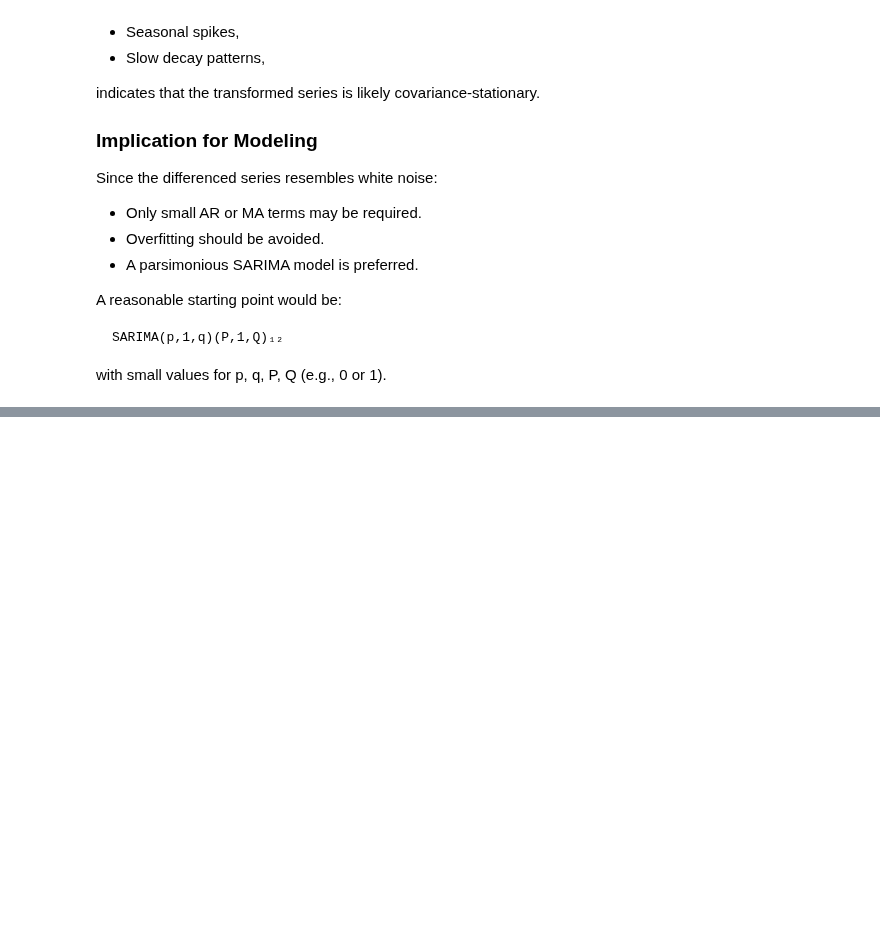
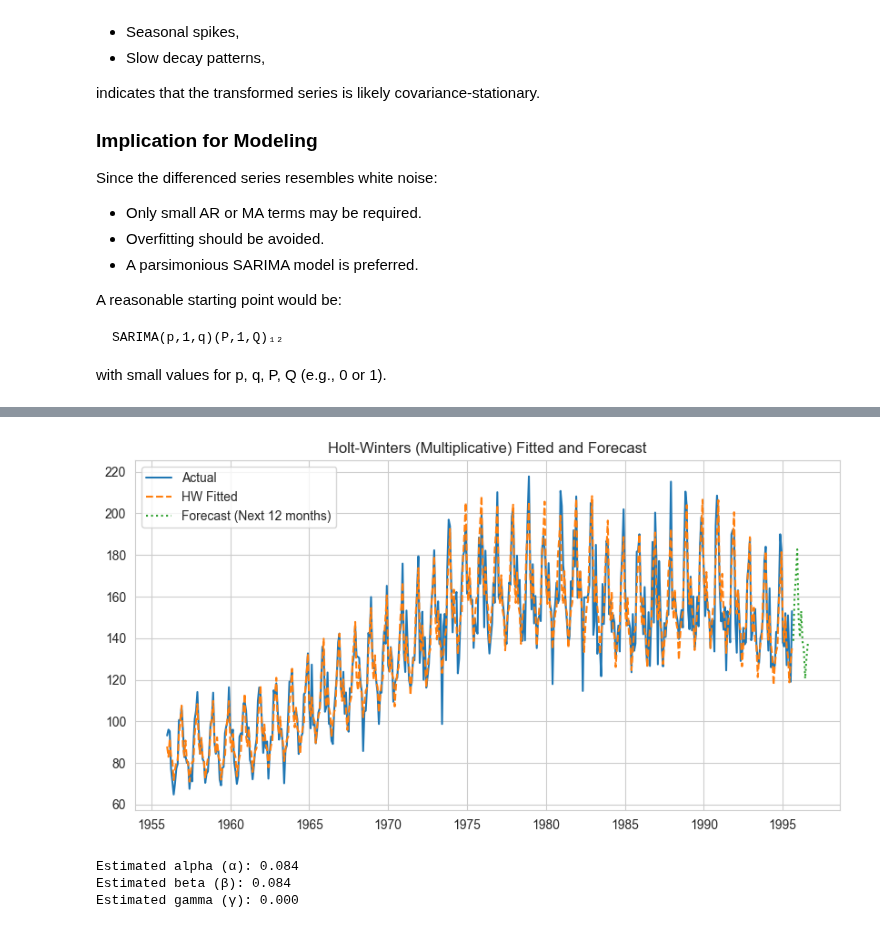
Before and after one commit to SelmahT/Time_Series_Analysis001, a Jupyter notebook: beerproduction_time_series/beerprod.ipynb, the cells around one changed output, grey strips where cells are left out. Cells and saved outputs as stored; diff of their text form; code cells hidden in the pictures; blank space fills up the shorter version.

```diff
--- a/beerproduction_time_series/beerprod.ipynb
+++ b/beerproduction_time_series/beerprod.ipynb
@@ -438,0 +692,39 @@ with small values for p, q, P, Q (e.g., 0 or 1).
+# %%
+import matplotlib.pyplot as plt
+from statsmodels.tsa.holtwinters import ExponentialSmoothing
+
+# Fit Holt-Winters model with multiplicative seasonality
+hw_model = ExponentialSmoothing(
+    beer_series,
+    trend='add',
+    seasonal='mul',
+    seasonal_periods=12  # adjust if different
+).fit()
+
+# Fitted values
+hw_fitted = hw_model.fittedvalues
+# Forecast next 12 months
+hw_forecast = hw_model.forecast(12)
+
+# Plot actual, fitted, and forecast
+plt.figure(figsize=(10,5))
+plt.plot(beer_series, label='Actual')
+plt.plot(hw_fitted, label='HW Fitted', linestyle='--')
+plt.plot(hw_forecast, label='Forecast (Next 12 months)', linestyle=':')
+plt.title('Holt-Winters (Multiplicative) Fitted and Forecast')
+plt.legend()
+plt.show()
+
+# Print smoothing parameters
+alpha_hw = hw_model.model.params['smoothing_level']
+beta_hw = hw_model.model.params['smoothing_trend']
+gamma_hw = hw_model.model.params['smoothing_seasonal']
+
+print(f"Estimated alpha (α): {alpha_hw:.3f}")
+print(f"Estimated beta (β): {beta_hw:.3f}")
+print(f"Estimated gamma (γ): {gamma_hw:.3f}")
+# %% [output]
+[figure, added]
+Estimated alpha (α): 0.084
+Estimated beta (β): 0.084
+Estimated gamma (γ): 0.000
```
Also changed, not shown: parts of 15 cells of this notebook.
